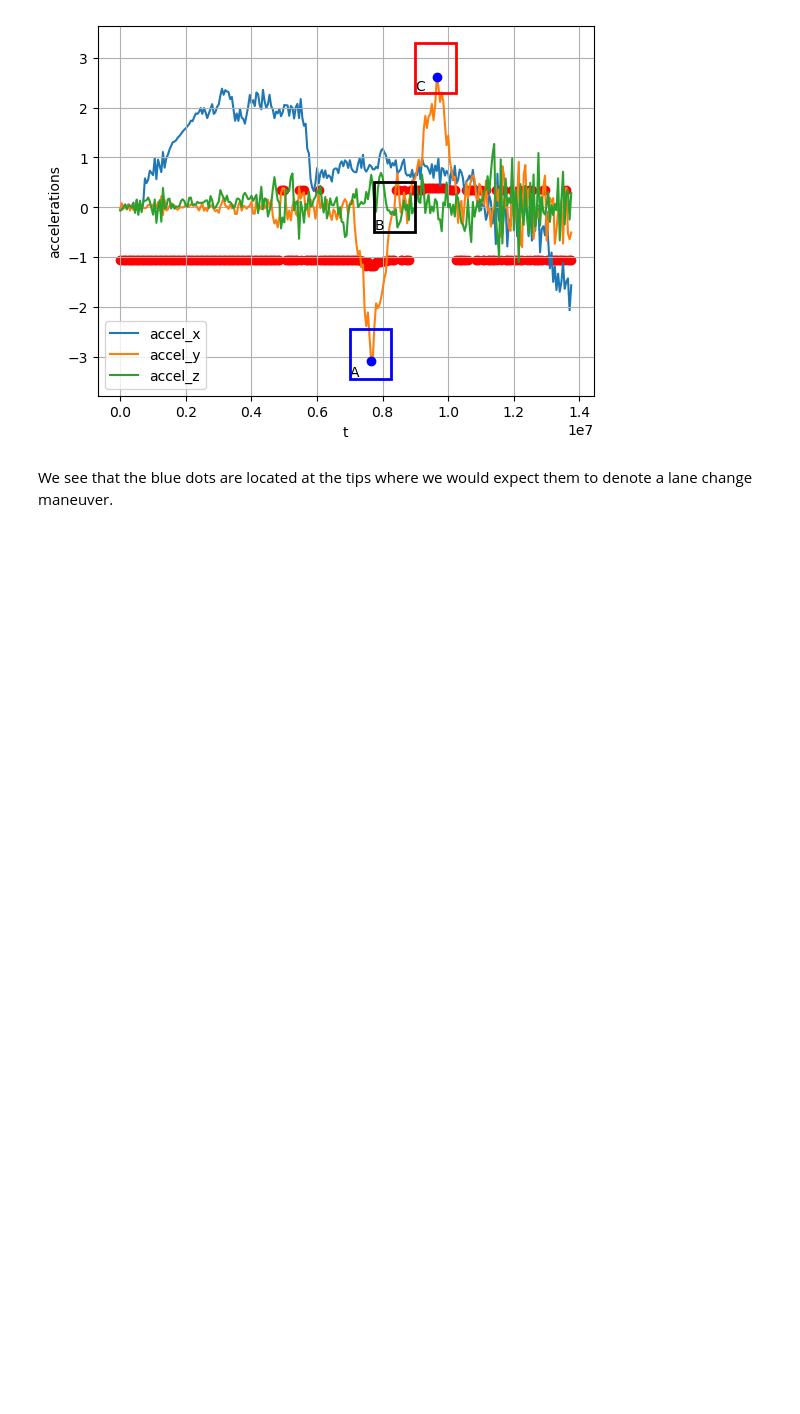
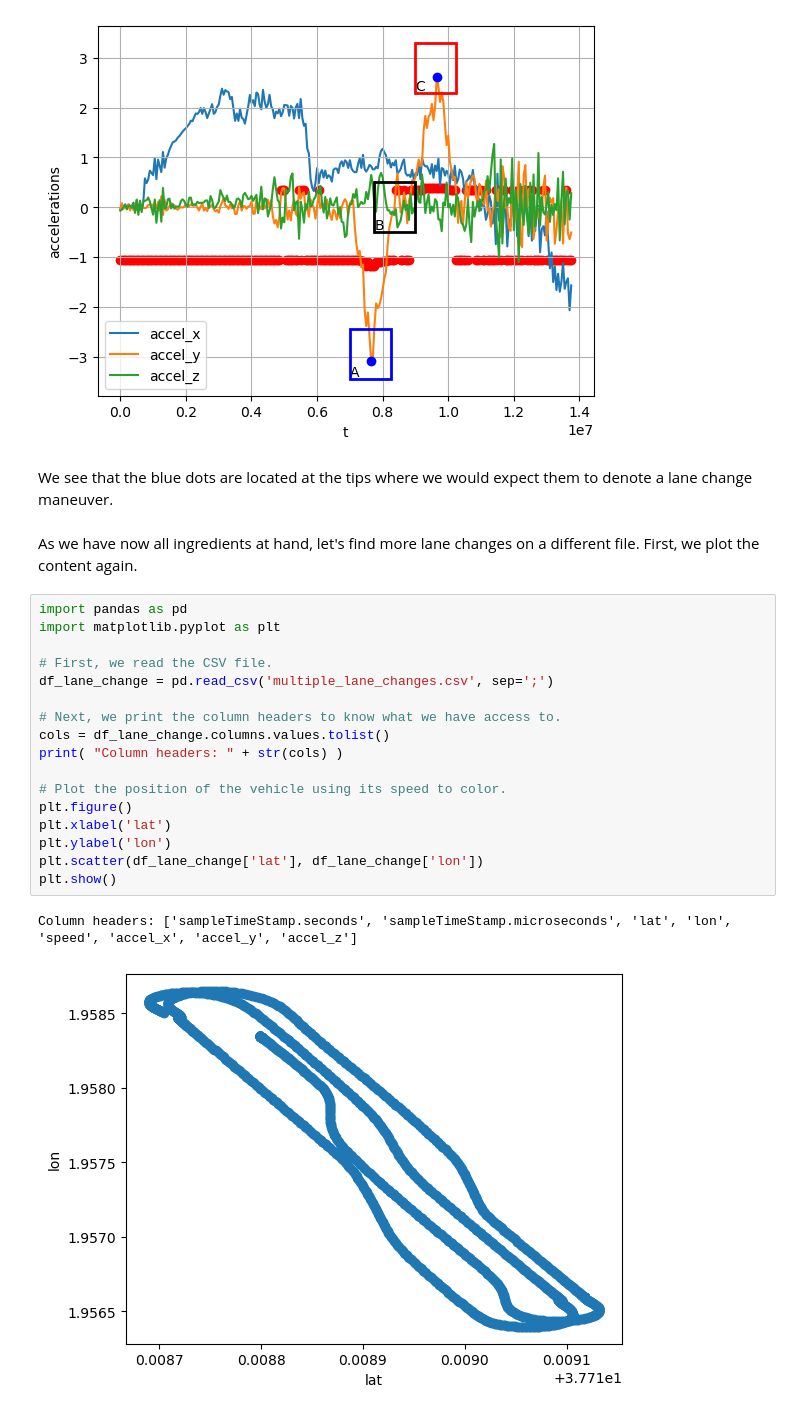
Before and after one commit to chrberger/sfc, a Jupyter notebook: IntroductionToAppliedEventDetection.ipynb, the cells around one changed output. Drawn from its saved outputs; the diff is of its cells as text; blank space fills up the shorter version.

Commit message:
finding lane changes in longer sequence and its consequences
Signed-off-by: Christian Berger <christian.berger@gu.se>

```diff
--- a/IntroductionToAppliedEventDetection.ipynb
+++ b/IntroductionToAppliedEventDetection.ipynb
@@ -1059,3 +1059,25 @@ plt.show()
 [figure]
 # %% [markdown]
 We see that the blue dots are located at the tips where we would expect them to denote a lane change maneuver.
+# %% [markdown]
+As we have now all ingredients at hand, let's find more lane changes on a different file. First, we plot the content again.
+# %%
+import pandas as pd
+import matplotlib.pyplot as plt
+
+# First, we read the CSV file.
+df_lane_change = pd.read_csv('multiple_lane_changes.csv', sep=';')
+
+# Next, we print the column headers to know what we have access to.
+cols = df_lane_change.columns.values.tolist()
+print( "Column headers: " + str(cols) )
+
+# Plot the position of the vehicle using its speed to color.
+plt.figure()
+plt.xlabel('lat')
+plt.ylabel('lon')
+plt.scatter(df_lane_change['lat'], df_lane_change['lon'])
+plt.show()
+# %% [output]
+Column headers: ['sampleTimeStamp.seconds', 'sampleTimeStamp.microseconds', 'lat', 'lon', 'speed', 'accel_x', 'accel_y', 'accel_z']
+[figure, added]
```
Also changed, not shown: parts of 14 cells of this notebook.
